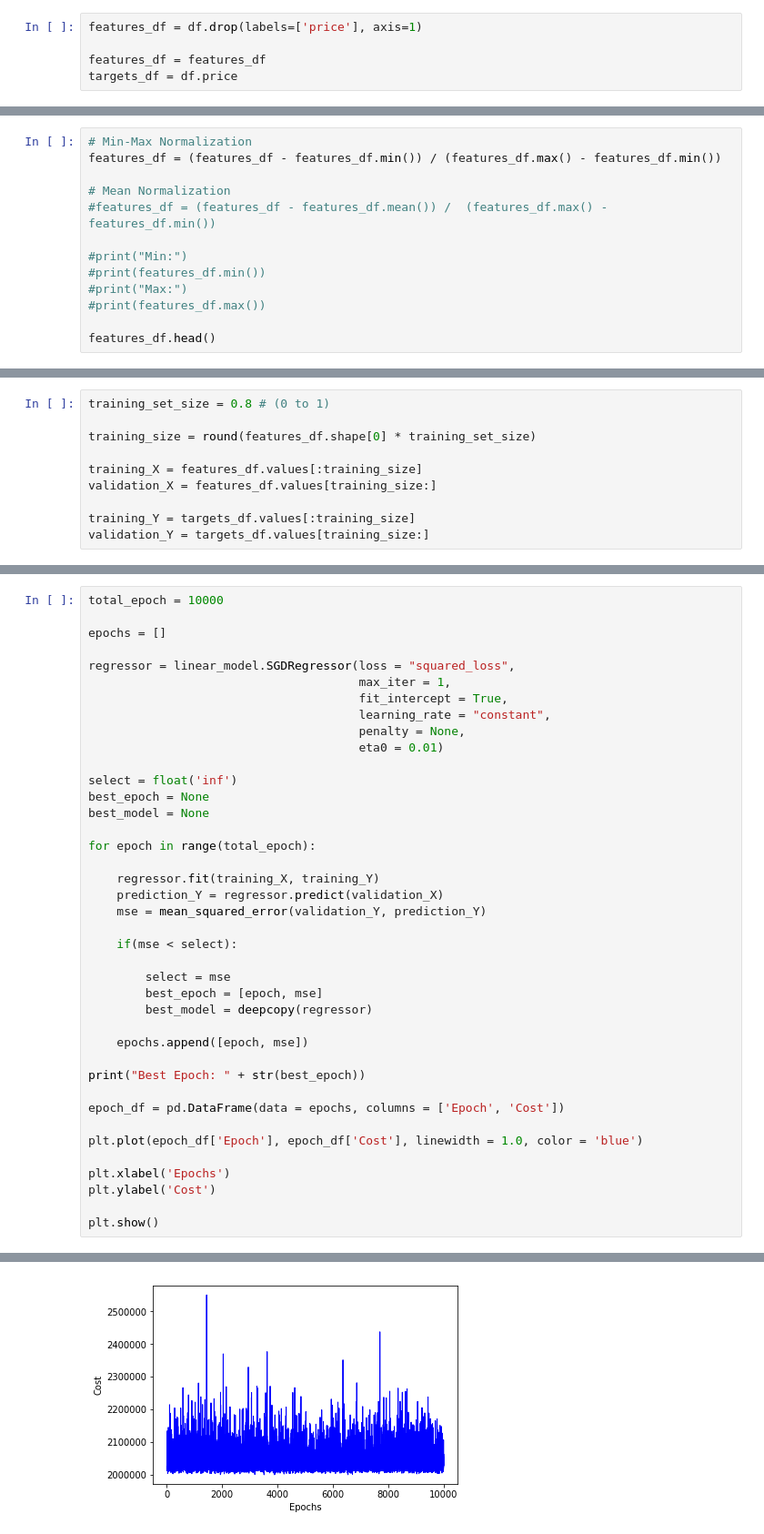
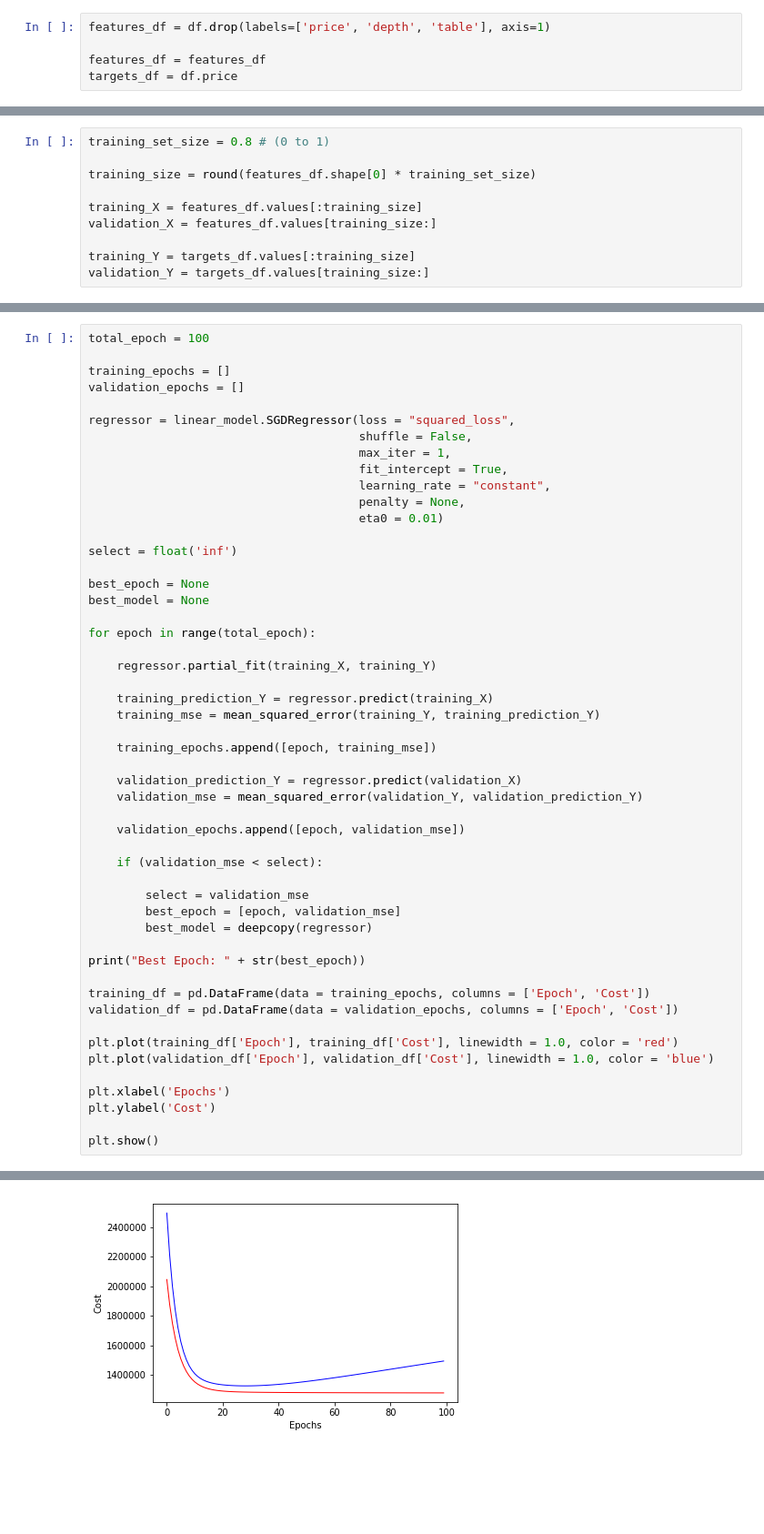
Before and after one commit to lucasvieirademiranda/linear_regression, a Jupyter notebook: Linear Regression.ipynb, the cells around one changed output, grey strips where cells are left out. Shown: that part at 91% size. Drawn from its saved outputs; the diff is of its cells as text; blank space fills up the shorter version.

```diff
--- a/Linear Regression.ipynb
+++ b/Linear Regression.ipynb
@@ -115,7 +115,7 @@ columns = ['cut','color','clarity']
 
 df = pd.get_dummies(df, columns = columns, prefix = columns)
 # %%
-features_df = df.drop(labels=['price'], axis=1)
+features_df = df.drop(labels=['price', 'depth', 'table'], axis=1)
 
 features_df = features_df
 targets_df = df.price
@@ -132,13 +121,0 @@ When using Gradient Descent, you should ensure that all features have a similar
-# %%
-# Min-Max Normalization
-features_df = (features_df - features_df.min()) / (features_df.max() - features_df.min())
-
-# Mean Normalization
-#features_df = (features_df - features_df.mean()) /  (features_df.max() - features_df.min())
-
-#print("Min:")
-#print(features_df.min())
-#print("Max:")
-#print(features_df.max())
-
-features_df.head()
@@ -165,9 +170,11 @@ validation_Y = targets_df.values[training_size:]
 # %%
-total_epoch = 10000
+total_epoch = 100
 
-epochs = []
+training_epochs = []
+validation_epochs = []
 
 regressor = linear_model.SGDRegressor(loss = "squared_loss",
+                                      shuffle = False,
                                       max_iter = 1,
                                       fit_intercept = True,
                                       learning_rate = "constant",
@@ -175,28 +182,37 @@ regressor = linear_model.SGDRegressor(loss = "squared_loss",
                                       eta0 = 0.01)
 
 select = float('inf')
+
 best_epoch = None
 best_model = None
 
 for epoch in range(total_epoch):
 
-    regressor.fit(training_X, training_Y)
-    prediction_Y = regressor.predict(validation_X)
-    mse = mean_squared_error(validation_Y, prediction_Y)
+    regressor.partial_fit(training_X, training_Y)
 
-    if(mse < select):
+    training_prediction_Y = regressor.predict(training_X)
+    training_mse = mean_squared_error(training_Y, training_prediction_Y)
 
-        select = mse
-        best_epoch = [epoch, mse]
+    training_epochs.append([epoch, training_mse])
+
+    validation_prediction_Y = regressor.predict(validation_X)
+    validation_mse = mean_squared_error(validation_Y, validation_prediction_Y)
+
+    validation_epochs.append([epoch, validation_mse])
+
+    if (validation_mse < select):
+
+        select = validation_mse
+        best_epoch = [epoch, validation_mse]
         best_model = deepcopy(regressor)
-
-    epochs.append([epoch, mse])
 
 print("Best Epoch: " + str(best_epoch))
 
-epoch_df = pd.DataFrame(data = epochs, columns = ['Epoch', 'Cost'])
+training_df = pd.DataFrame(data = training_epochs, columns = ['Epoch', 'Cost'])
+validation_df = pd.DataFrame(data = validation_epochs, columns = ['Epoch', 'Cost'])
 
-plt.plot(epoch_df['Epoch'], epoch_df['Cost'], linewidth = 1.0, color = 'blue')
+plt.plot(training_df['Epoch'], training_df['Cost'], linewidth = 1.0, color = 'red')
+plt.plot(validation_df['Epoch'], validation_df['Cost'], linewidth = 1.0, color = 'blue')
 
 plt.xlabel('Epochs')
 plt.ylabel('Cost')
@@ -207 +223 @@ Best Epoch: [3512, 1999242.2727900976]
-[figure, old version]
+[figure, new version]
```
Also changed, not shown: parts of 15 cells of this notebook, 1 other file.
